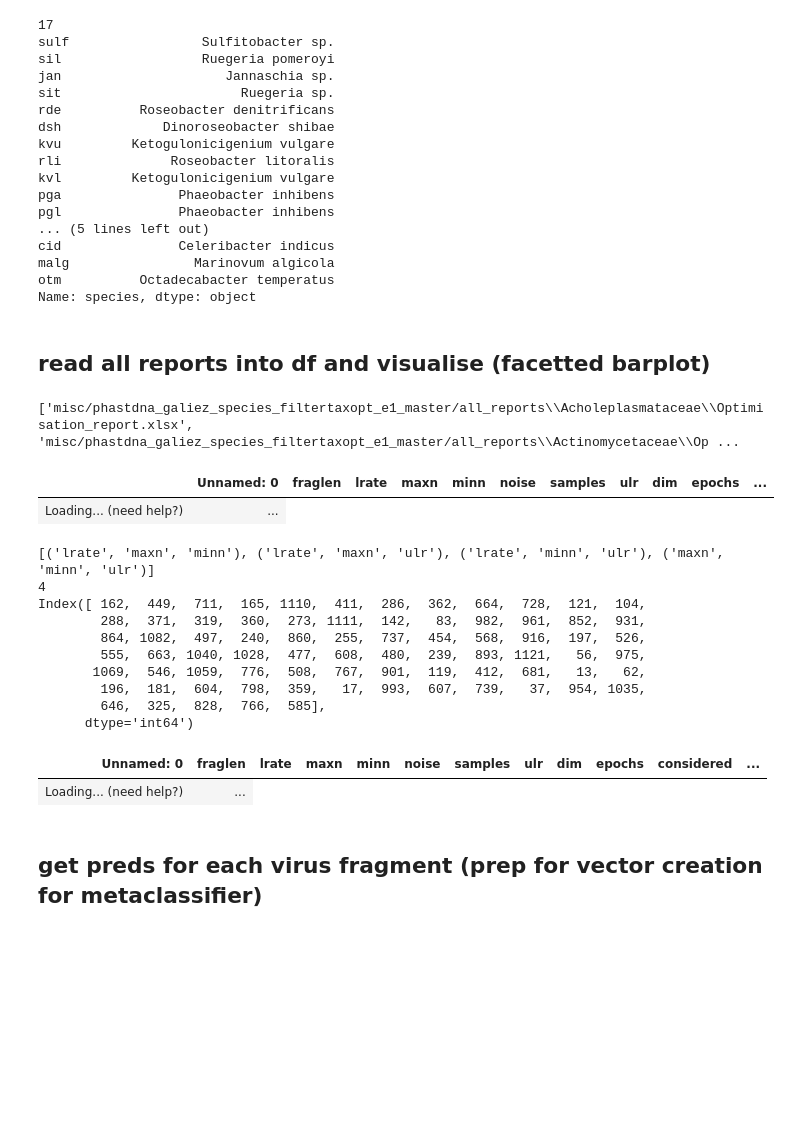
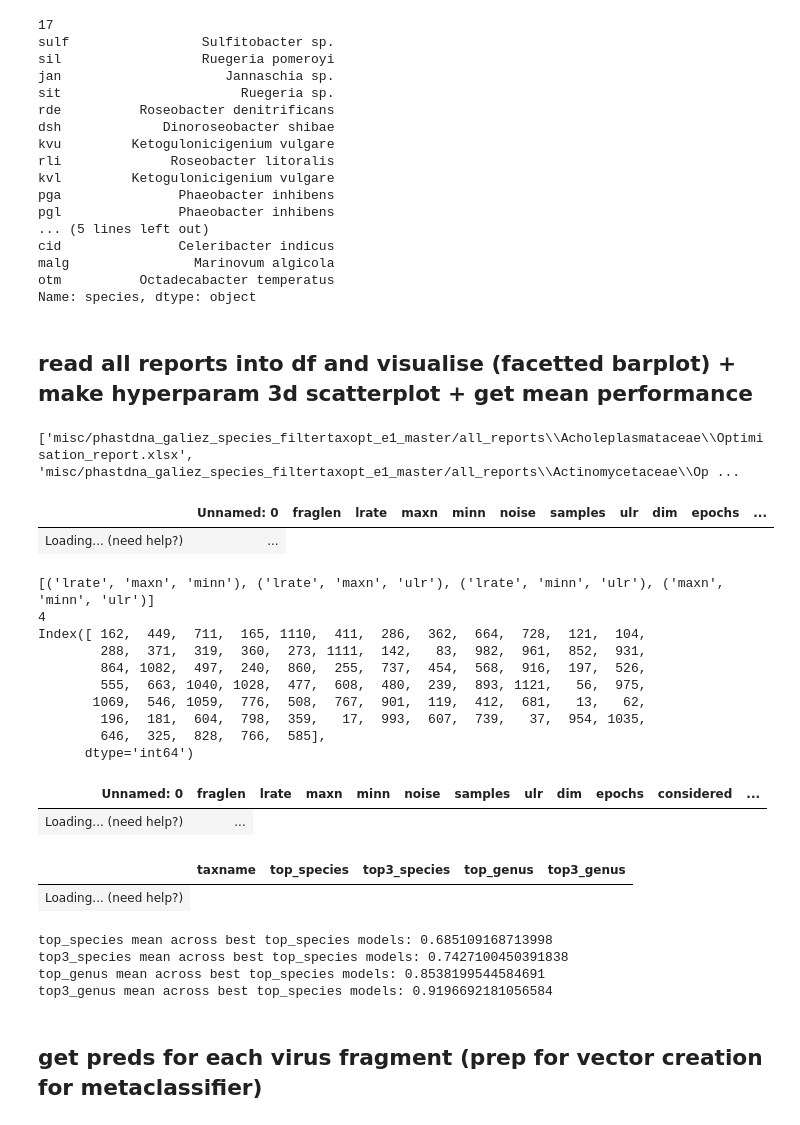
Before and after one commit to phenolophthaleinum/phastDNA, a Jupyter notebook: sandbox.ipynb, the cells around one changed output. Cells and saved outputs as stored; diff of their text form; code cells hidden in the pictures; blank space fills up the shorter version.

Commit message:
- added mean perf of models - added top genus hyperparams column

```diff
--- a/sandbox.ipynb
+++ b/sandbox.ipynb
@@ -170,7 +170,7 @@ malg                Marinovum algicola
 otm          Octadecabacter temperatus
 Name: species, dtype: object
 # %% [markdown]
-## read all reports into df and visualise (facetted barplot)
+## read all reports into df and visualise (facetted barplot) + make hyperparam 3d scatterplot + get mean performance
 # %%
 import pandas as pd
 import numpy as np
@@ -249,45 +249,65 @@ print(len(hyper_tuples))
 # best_indices = combined_reports.groupby('taxname')['top_species'].idxmax()
 combined_reports.reset_index(inplace=True, drop=True)
 best_indices = combined_reports.sort_values(['taxname', 'top_species'], ascending=False).groupby('taxname').head(1).index
+best_indices_genus = combined_reports.sort_values(['taxname', 'top_genus'], ascending=False).groupby('taxname').head(1).index
 print(best_indices)
 
 # Mark the best hyperparam combination for each taxname
 combined_reports['best_hyperparam'] = ''
+combined_reports['best_hyperparam_genus'] = ''
 combined_reports.loc[best_indices, 'best_hyperparam'] = 'Best'
-
+combined_reports.loc[best_indices_genus, 'best_hyperparam_genus'] = 'Best'
 
 show(combined_reports)
 
+best_models_df = combined_reports.loc[best_indices, ["taxname", "top_species", "top3_species", "top_genus", "top3_genus"]]
+show(best_models_df)
+# calculate mean of the  best_models_df
+with open("misc/phastdna_galiez_species_filtertaxopt_e1_master/all_reports/best_models_perf_mean.txt", "w") as f:
+    f.write(f"top_species mean across best top_species models: {best_models_df['top_species'].mean()}")
+    f.write(f"top3_species mean across best top_species models: {best_models_df['top3_species'].mean()}")
+    f.write(f"top_genus mean across best top_species models: {best_models_df['top_genus'].mean()}")
+    f.write(f"top3_genus mean across best top_species models: {best_models_df['top3_genus'].mean()}")
+print(f"top_species mean across best top_species models: {best_models_df['top_species'].mean()}")
+print(f"top3_species mean across best top_species models: {best_models_df['top3_species'].mean()}")
+print(f"top_genus mean across best top_species models: {best_models_df['top_genus'].mean()}")
+print(f"top3_genus mean across best top_species models: {best_models_df['top3_genus'].mean()}")
 # Plot the scatter plot with the best hyperparam combination marker
 # fig = px.scatter_3d(combined_reports, x=hyper_tuples[0][0], y=hyper_tuples[0][1], z=hyper_tuples[0][2], color="taxname", symbol="best_hyperparam")
 # fig.write_html("misc/phastdna_galiez_species_filtertaxopt_e1_master/all_reports/hyperparam_report.html")
 
 fig = px.scatter_3d(combined_reports, x=hyper_tuples[0][0], y=hyper_tuples[0][1], z=hyper_tuples[0][2], color="taxname", symbol="best_hyperparam",
                     text="top_species")  # Add the 'text' parameter to display the 'top_species' value
 fig.write_html("misc/phastdna_galiez_species_filtertaxopt_e1_master/all_reports/hyperparam_report.html")
 
 # fig = px.scatter_3d(combined_reports, x=hyper_tuples[0][0], y=hyper_tuples[0][1], z=hyper_tuples[0][2], color="taxname")
 # fig.write_html("misc/phastdna_galiez_species_filtertaxopt_e1_master/all_reports/hyperparam_report.html")
 # fig = px.bar(combined_reports, x="sex", y="total_bill", color="smoker", barmode="group",
 #              facet_row="time", facet_col="day",
 #              category_orders={"day": ["Thur", "Fri", "Sat", "Sun"],
 #                               "time": ["Lunch", "Dinner"]})
 # %% [output]
 ['misc/phastdna_galiez_species_filtertaxopt_e1_master/all_reports\\Acholeplasmataceae\\Optimisation_report.xlsx', 'misc/phastdna_galiez_species_filtertaxopt_e1_master/all_reports\\Actinomycetaceae\\Op ...
 |  | Unnamed: 0 | fraglen | lrate | maxn | minn | noise | samples | ulr | dim | epochs | ... |
 | Loading... (need help?) | ... |
 [('lrate', 'maxn', 'minn'), ('lrate', 'maxn', 'ulr'), ('lrate', 'minn', 'ulr'), ('maxn', 'minn', 'ulr')]
 4
 Index([ 162,  449,  711,  165, 1110,  411,  286,  362,  664,  728,  121,  104,
         288,  371,  319,  360,  273, 1111,  142,   83,  982,  961,  852,  931,
         864, 1082,  497,  240,  860,  255,  737,  454,  568,  916,  197,  526,
         555,  663, 1040, 1028,  477,  608,  480,  239,  893, 1121,   56,  975,
        1069,  546, 1059,  776,  508,  767,  901,  119,  412,  681,   13,   62,
         196,  181,  604,  798,  359,   17,  993,  607,  739,   37,  954, 1035,
         646,  325,  828,  766,  585],
       dtype='int64')
 | Unnamed: 0 | fraglen | lrate | maxn | minn | noise | samples | ulr | dim | epochs | considered | ... |
 | Loading... (need help?) | ... |
+|  | taxname | top_species | top3_species | top_genus | top3_genus |
+| Loading... (need help?) |
+top_species mean across best top_species models: 0.685109168713998
+top3_species mean across best top_species models: 0.7427100450391838
+top_genus mean across best top_species models: 0.8538199544584691
+top3_genus mean across best top_species models: 0.9196692181056584
 # %%
 # Group the dataframe by taxname and find the row with the maximum value of the 'accordance' column
 best_hyperparams = df.groupby('taxname').apply(lambda x: x.loc[x['accordance'].idxmax()])
```
Also changed, not shown: 3 other files.
